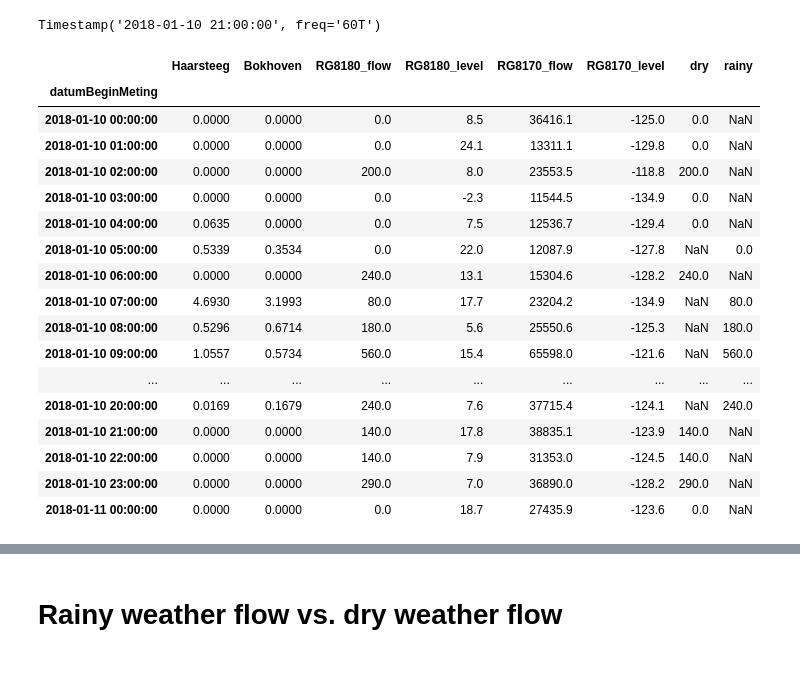
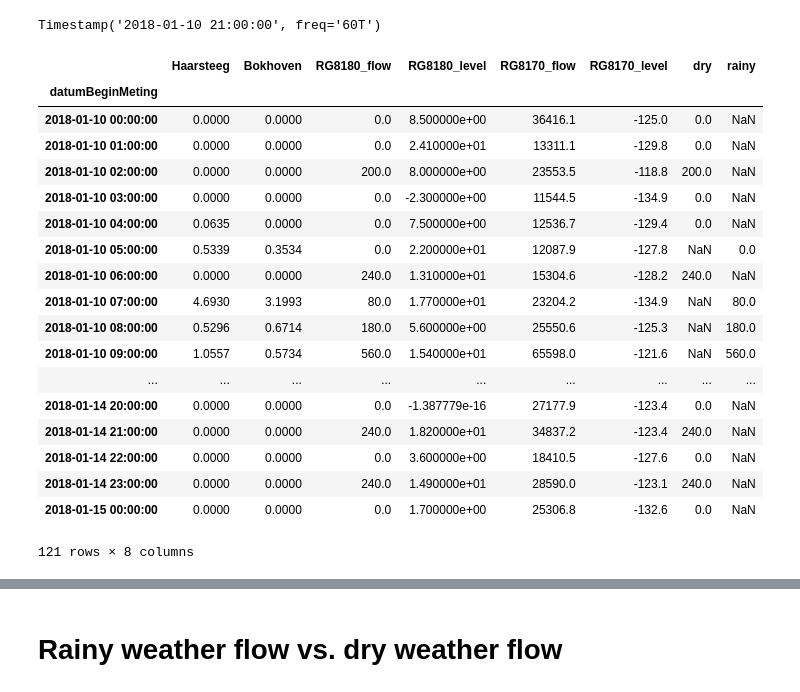
Before and after one commit to rogertian0707/jbg060, a Jupyter notebook: code/combine_rain_pump.ipynb, the cells around one changed output, grey strips where cells are left out. Cells and saved outputs as stored; diff of their text form; code cells hidden in the pictures.

```diff
--- a/code/combine_rain_pump.ipynb
+++ b/code/combine_rain_pump.ipynb
@@ -499,35 +499,36 @@ january_bydays[['dry','rainy']]
 rainy = combined_rain_pump.loc[:datetime.date(2018, 1, 6)]
 dry = combined_rain_pump.loc[datetime.date(2018, 1, 6):datetime.date(2018, 1, 15)]
 # %%
-weather_change = combined_rain_pump.loc[:datetime.date(2018, 1, 15)]
-weather_change['dry'] = weather_change[weather_change['Bokhoven']==0]['RG8180_flow']
-weather_change['rainy'] = weather_change[weather_change['Bokhoven']>0]['RG8180_flow']
+weather_change = combined_rain_pump.loc[:datetime.date(2018, 1, 31)]
+weather_change['dry'] = weather_change[weather_change['Bokhoven']< 0.05]['RG8180_flow']
+weather_change['rainy'] = weather_change[weather_change['Bokhoven']> 0.05]['RG8180_flow']
 # %%
 #len(weather_change.loc[:datetime.date(2018, 1, 11)])
 weather_change.index[238]
 # %% [output]
 Timestamp('2018-01-10 21:00:00', freq='60T')
 # %%
-weather_change.loc[datetime.date(2018, 1, 10):datetime.date(2018, 1, 11)]
+weather_change.loc[datetime.date(2018, 1, 10):datetime.date(2018, 1, 15)]
 # %% [output]
 |  | Haarsteeg | Bokhoven | RG8180_flow | RG8180_level | RG8170_flow | RG8170_level | dry | rainy |
 | datumBeginMeting |  |  |  |  |  |  |  |  |
-| 2018-01-10 00:00:00 | 0.0000 | 0.0000 | 0.0 | 8.5 | 36416.1 | -125.0 | 0.0 | NaN |
-| 2018-01-10 01:00:00 | 0.0000 | 0.0000 | 0.0 | 24.1 | 13311.1 | -129.8 | 0.0 | NaN |
-| 2018-01-10 02:00:00 | 0.0000 | 0.0000 | 200.0 | 8.0 | 23553.5 | -118.8 | 200.0 | NaN |
-| 2018-01-10 03:00:00 | 0.0000 | 0.0000 | 0.0 | -2.3 | 11544.5 | -134.9 | 0.0 | NaN |
-| 2018-01-10 04:00:00 | 0.0635 | 0.0000 | 0.0 | 7.5 | 12536.7 | -129.4 | 0.0 | NaN |
-| 2018-01-10 05:00:00 | 0.5339 | 0.3534 | 0.0 | 22.0 | 12087.9 | -127.8 | NaN | 0.0 |
-| 2018-01-10 06:00:00 | 0.0000 | 0.0000 | 240.0 | 13.1 | 15304.6 | -128.2 | 240.0 | NaN |
-| 2018-01-10 07:00:00 | 4.6930 | 3.1993 | 80.0 | 17.7 | 23204.2 | -134.9 | NaN | 80.0 |
-| 2018-01-10 08:00:00 | 0.5296 | 0.6714 | 180.0 | 5.6 | 25550.6 | -125.3 | NaN | 180.0 |
-| 2018-01-10 09:00:00 | 1.0557 | 0.5734 | 560.0 | 15.4 | 65598.0 | -121.6 | NaN | 560.0 |
+| 2018-01-10 00:00:00 | 0.0000 | 0.0000 | 0.0 | 8.500000e+00 | 36416.1 | -125.0 | 0.0 | NaN |
+| 2018-01-10 01:00:00 | 0.0000 | 0.0000 | 0.0 | 2.410000e+01 | 13311.1 | -129.8 | 0.0 | NaN |
+| 2018-01-10 02:00:00 | 0.0000 | 0.0000 | 200.0 | 8.000000e+00 | 23553.5 | -118.8 | 200.0 | NaN |
+| 2018-01-10 03:00:00 | 0.0000 | 0.0000 | 0.0 | -2.300000e+00 | 11544.5 | -134.9 | 0.0 | NaN |
+| 2018-01-10 04:00:00 | 0.0635 | 0.0000 | 0.0 | 7.500000e+00 | 12536.7 | -129.4 | 0.0 | NaN |
+| 2018-01-10 05:00:00 | 0.5339 | 0.3534 | 0.0 | 2.200000e+01 | 12087.9 | -127.8 | NaN | 0.0 |
+| 2018-01-10 06:00:00 | 0.0000 | 0.0000 | 240.0 | 1.310000e+01 | 15304.6 | -128.2 | 240.0 | NaN |
+| 2018-01-10 07:00:00 | 4.6930 | 3.1993 | 80.0 | 1.770000e+01 | 23204.2 | -134.9 | NaN | 80.0 |
+| 2018-01-10 08:00:00 | 0.5296 | 0.6714 | 180.0 | 5.600000e+00 | 25550.6 | -125.3 | NaN | 180.0 |
+| 2018-01-10 09:00:00 | 1.0557 | 0.5734 | 560.0 | 1.540000e+01 | 65598.0 | -121.6 | NaN | 560.0 |
 | ... | ... | ... | ... | ... | ... | ... | ... | ... |
-| 2018-01-10 20:00:00 | 0.0169 | 0.1679 | 240.0 | 7.6 | 37715.4 | -124.1 | NaN | 240.0 |
-| 2018-01-10 21:00:00 | 0.0000 | 0.0000 | 140.0 | 17.8 | 38835.1 | -123.9 | 140.0 | NaN |
-| 2018-01-10 22:00:00 | 0.0000 | 0.0000 | 140.0 | 7.9 | 31353.0 | -124.5 | 140.0 | NaN |
-| 2018-01-10 23:00:00 | 0.0000 | 0.0000 | 290.0 | 7.0 | 36890.0 | -128.2 | 290.0 | NaN |
-| 2018-01-11 00:00:00 | 0.0000 | 0.0000 | 0.0 | 18.7 | 27435.9 | -123.6 | 0.0 | NaN |
+| 2018-01-14 20:00:00 | 0.0000 | 0.0000 | 0.0 | -1.387779e-16 | 27177.9 | -123.4 | 0.0 | NaN |
+| 2018-01-14 21:00:00 | 0.0000 | 0.0000 | 240.0 | 1.820000e+01 | 34837.2 | -123.4 | 240.0 | NaN |
+| 2018-01-14 22:00:00 | 0.0000 | 0.0000 | 0.0 | 3.600000e+00 | 18410.5 | -127.6 | 0.0 | NaN |
+| 2018-01-14 23:00:00 | 0.0000 | 0.0000 | 240.0 | 1.490000e+01 | 28590.0 | -123.1 | 240.0 | NaN |
+| 2018-01-15 00:00:00 | 0.0000 | 0.0000 | 0.0 | 1.700000e+00 | 25306.8 | -132.6 | 0.0 | NaN |
+121 rows × 8 columns
 # %%
 days = mdates.date2num((weather_change.index))
 
```
Also changed, not shown: parts of 12 cells of this notebook, 6 other files.
